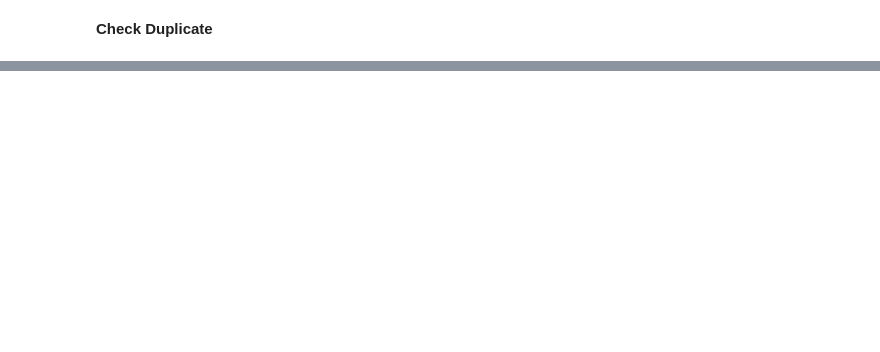
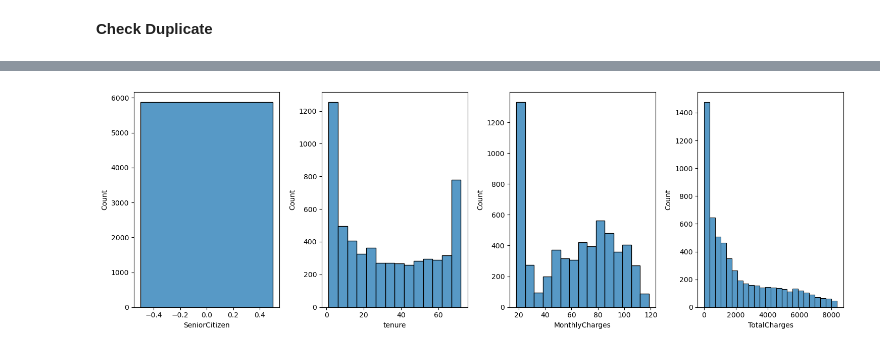
Before and after one commit to mferdinandr/churn-prob-telco, a Jupyter notebook: file.ipynb, the cells around one changed output, grey strips where cells are left out. Cells and saved outputs as stored; diff of their text form; code cells hidden in the pictures; blank space fills up the shorter version.

```diff
--- a/file.ipynb
+++ b/file.ipynb
@@ -87,4 +89,5 @@ for col in col_num:
     fence_low = q1 - 1.5*iqr
 
     outliers = df[(df[col] > fence_high) | (df[col] < fence_low)]
+    df = df[(df[col] >= fence_low) & (df[col] <= fence_high)]
     print(outliers.shape)
@@ -92,0 +116,3 @@ for col in col_num:
+# %%
+df_clean = df.copy()
+df_clean.info()
@@ -92,0 +158,8 @@ for col in col_num:
+# %%
+plt.figure(figsize=(15,5))
+for i in range(len(col_num)):
+    plt.subplot(1, 4, i+1)
+    sns.histplot(x=col_num[i], data=df_clean)
+    plt.tight_layout()
+# %% [output]
+[figure, added]
```
Also changed, not shown: parts of 15 cells of this notebook.
